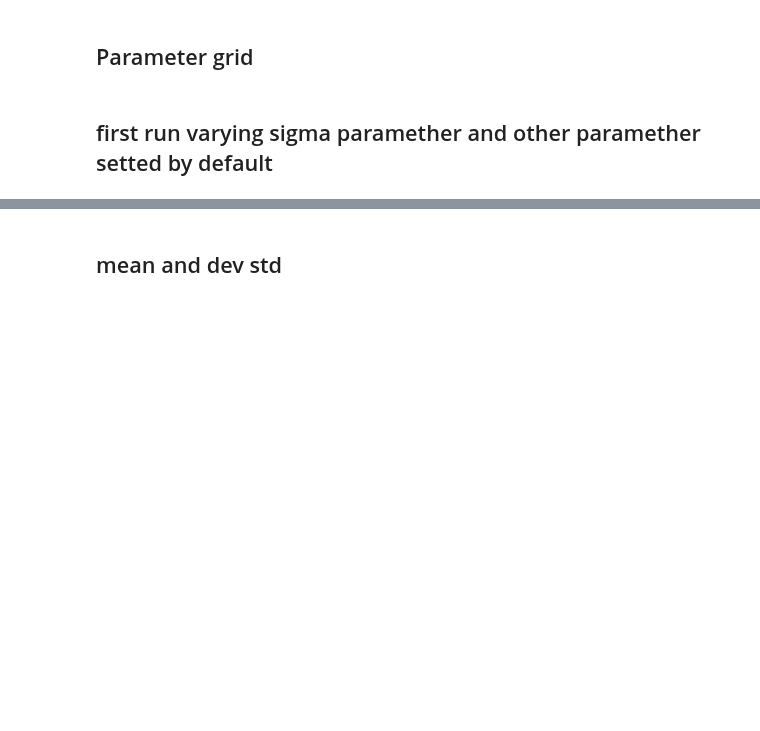
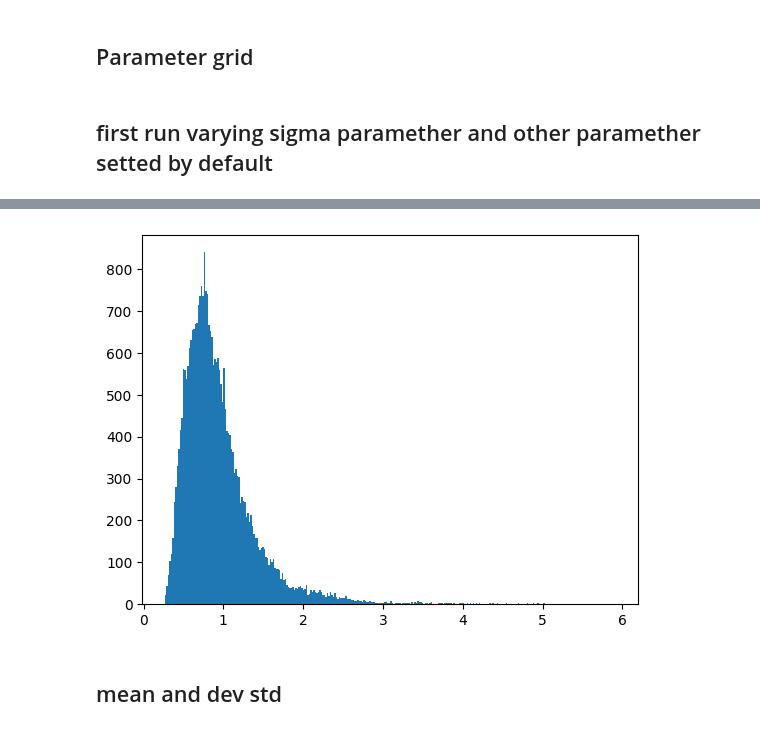
Before and after one commit to falric05/AII-Flare-prediction, a Jupyter notebook: notebooks/Data_inspection.ipynb, the cells around one changed output, grey strips where cells are left out. Cells and saved outputs as stored; diff of their text form; code cells hidden in the pictures; blank space fills up the shorter version.

```diff
--- a/notebooks/Data_inspection.ipynb
+++ b/notebooks/Data_inspection.ipynb
@@ -113,3 +149,21 @@ plot_datapoints(grid, params, run=0, variation='sigma')
+# %%
+'''
+{
+        'run': 30,
+        'sigma': [0.3, 0.4, 0.5, 0.6],
+        'theta': [0.01, 0.1, 0.5, 3],
+        'mu': [0.8, 0.9, 1, 1.1],
+        'delta': [0.01,0.05, 0.1, 0.2, 0.25, 0.3, 0.4, 0.5, 0.6, 0.7],
+        'N': 1000
+    }
+'''
+
+grid[:,0,0,0,2,:].flatten().sort[0.9*30*1000]
+kde(grid[:,0,0,0,2,:].flatten()).std
+kde(grid[:,0,0,0,2,:].flatten()).mean
+plt.hist(grid[:,2,2,2,0,:].flatten(), bins=300);
+# %% [output]
+[figure, added]
 # %% [markdown]
 ## mean and dev std
 # %%
```
Also changed, not shown: parts of 15 cells of this notebook.
